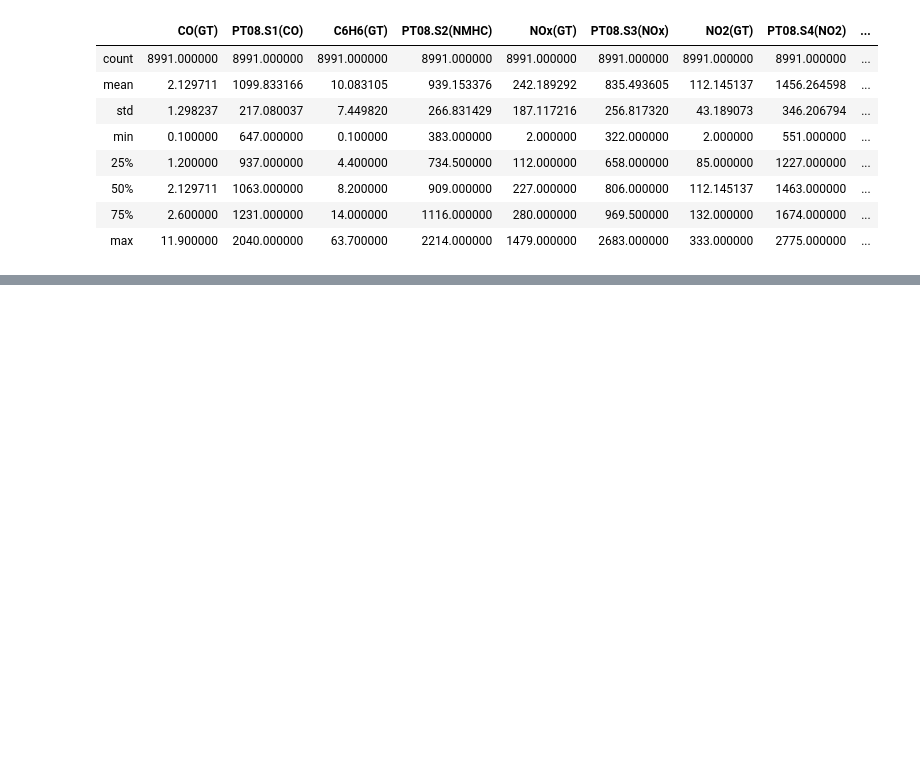
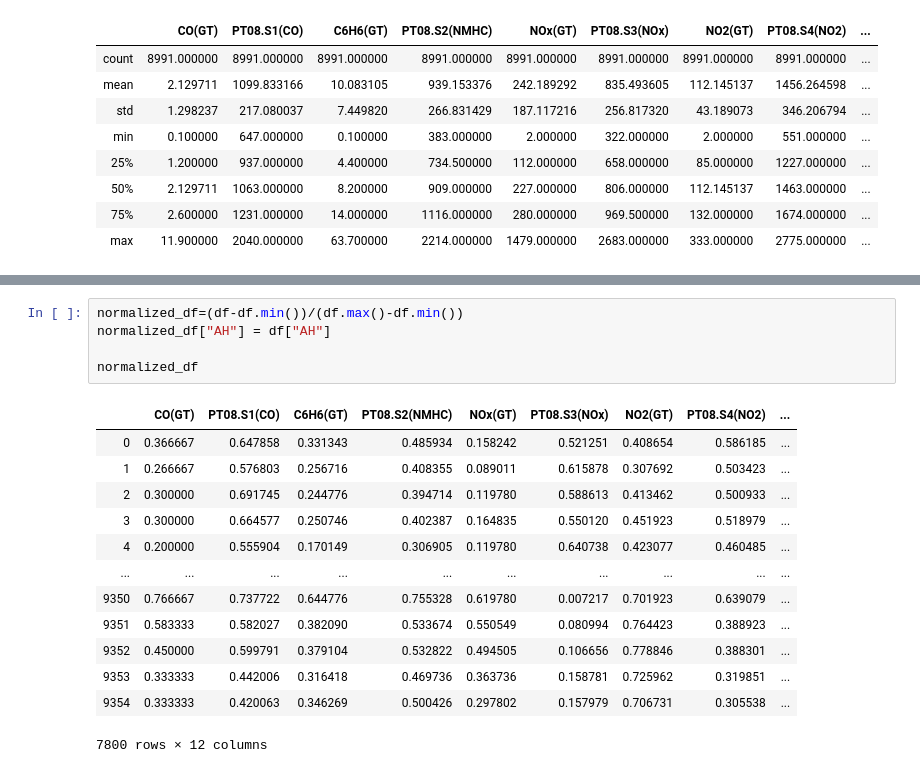
Before and after one commit to vccolombo/Air-Quality-Data-Analysis, a Jupyter notebook: air-quality.ipynb, the cells around one changed output, grey strips where cells are left out. Saved outputs shown, nothing was run; the diff lists cells and outputs as text; blank space fills up the shorter version.

```diff
--- a/air-quality.ipynb
+++ b/air-quality.ipynb
@@ -203,0 +222,19 @@ df.describe()
+# %%
+normalized_df=(df-df.min())/(df.max()-df.min())
+normalized_df["AH"] = df["AH"]
+
+normalized_df
+# %% [output]
+|  | CO(GT) | PT08.S1(CO) | C6H6(GT) | PT08.S2(NMHC) | NOx(GT) | PT08.S3(NOx) | NO2(GT) | PT08.S4(NO2) | ... |
+| 0 | 0.366667 | 0.647858 | 0.331343 | 0.485934 | 0.158242 | 0.521251 | 0.408654 | 0.586185 | ... |
+| 1 | 0.266667 | 0.576803 | 0.256716 | 0.408355 | 0.089011 | 0.615878 | 0.307692 | 0.503423 | ... |
+| 2 | 0.300000 | 0.691745 | 0.244776 | 0.394714 | 0.119780 | 0.588613 | 0.413462 | 0.500933 | ... |
+| 3 | 0.300000 | 0.664577 | 0.250746 | 0.402387 | 0.164835 | 0.550120 | 0.451923 | 0.518979 | ... |
+| 4 | 0.200000 | 0.555904 | 0.170149 | 0.306905 | 0.119780 | 0.640738 | 0.423077 | 0.460485 | ... |
+| ... | ... | ... | ... | ... | ... | ... | ... | ... | ... |
+| 9350 | 0.766667 | 0.737722 | 0.644776 | 0.755328 | 0.619780 | 0.007217 | 0.701923 | 0.639079 | ... |
+| 9351 | 0.583333 | 0.582027 | 0.382090 | 0.533674 | 0.550549 | 0.080994 | 0.764423 | 0.388923 | ... |
+| 9352 | 0.450000 | 0.599791 | 0.379104 | 0.532822 | 0.494505 | 0.106656 | 0.778846 | 0.388301 | ... |
+| 9353 | 0.333333 | 0.442006 | 0.316418 | 0.469736 | 0.363736 | 0.158781 | 0.725962 | 0.319851 | ... |
+| 9354 | 0.333333 | 0.420063 | 0.346269 | 0.500426 | 0.297802 | 0.157979 | 0.706731 | 0.305538 | ... |
+7800 rows × 12 columns
```
Also changed, not shown: parts of 9 cells of this notebook.
